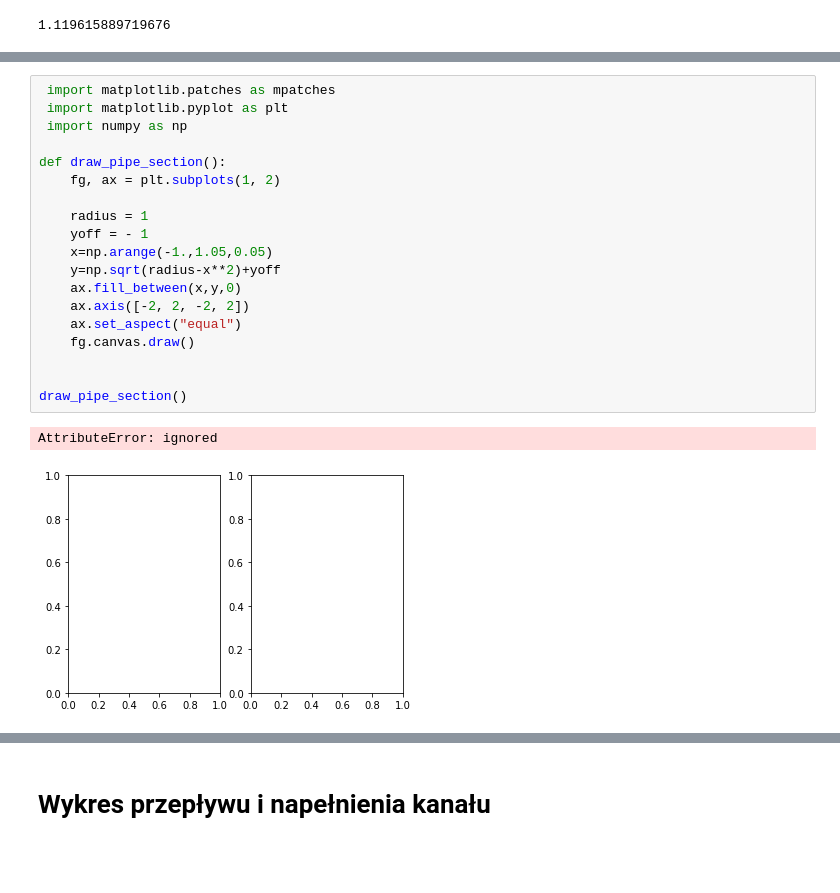
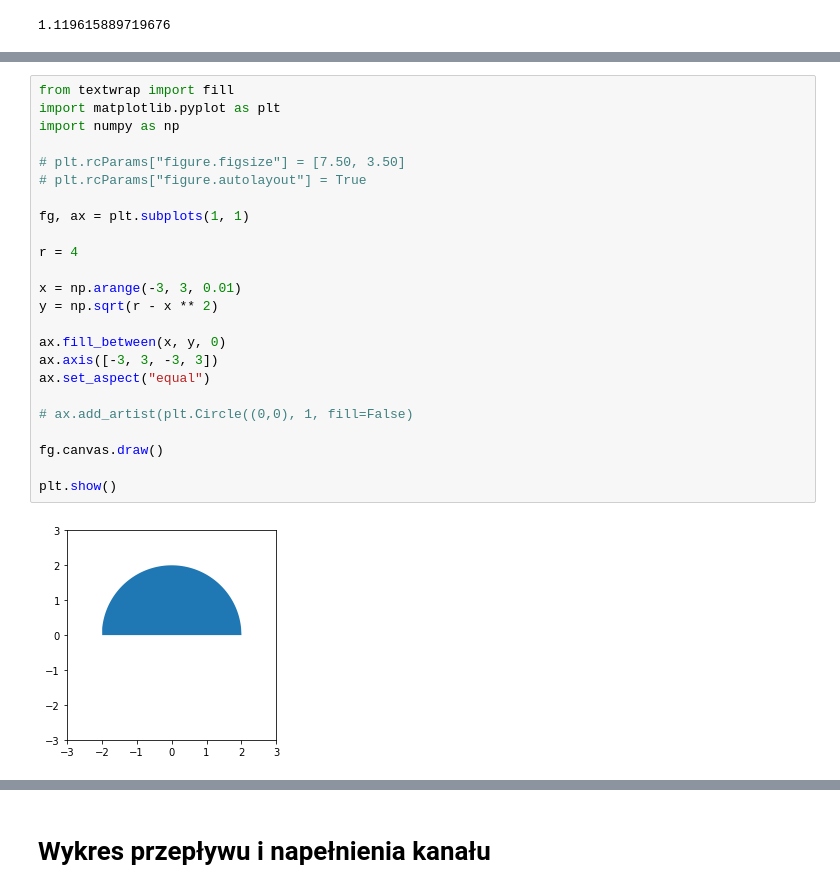
Before and after one commit to BuczynskiRafal/pipe_calculations, a Jupyter notebook: Pipe_drop.ipynb, the cells around one changed output, grey strips where cells are left out. Drawn from its saved outputs; the diff is of its cells as text; blank space fills up the shorter version.

```diff
--- a/Pipe_drop.ipynb
+++ b/Pipe_drop.ipynb
@@ -213,22 +239,26 @@ W obliczeniach bazujących na wzorach stosuje się wzór Chezy’ego–Manninga,
 # %%
- import matplotlib.patches as mpatches
- import matplotlib.pyplot as plt
- import numpy as np
+from textwrap import fill
+import matplotlib.pyplot as plt
+import numpy as np
 
-def draw_pipe_section():
-    fg, ax = plt.subplots(1, 2)
+# plt.rcParams["figure.figsize"] = [7.50, 3.50]
+# plt.rcParams["figure.autolayout"] = True
 
-    radius = 1
-    yoff = - 1
-    x=np.arange(-1.,1.05,0.05)
-    y=np.sqrt(radius-x**2)+yoff
-    ax.fill_between(x,y,0)
-    ax.axis([-2, 2, -2, 2])
-    ax.set_aspect("equal")
-    fg.canvas.draw()
+fg, ax = plt.subplots(1, 1)
 
+r = 4
 
-draw_pipe_section()
+x = np.arange(-3, 3, 0.01)
+y = np.sqrt(r - x ** 2)
+
+ax.fill_between(x, y, 0)
+ax.axis([-3, 3, -3, 3])
+ax.set_aspect("equal")
+
+# ax.add_artist(plt.Circle((0,0), 1, fill=False)
+
+fg.canvas.draw()
+
+plt.show()
 # %% [output]
-AttributeError: ignored
-[figure, old version]
+[figure, new version]
```
Also changed, not shown: parts of 7 cells of this notebook.
